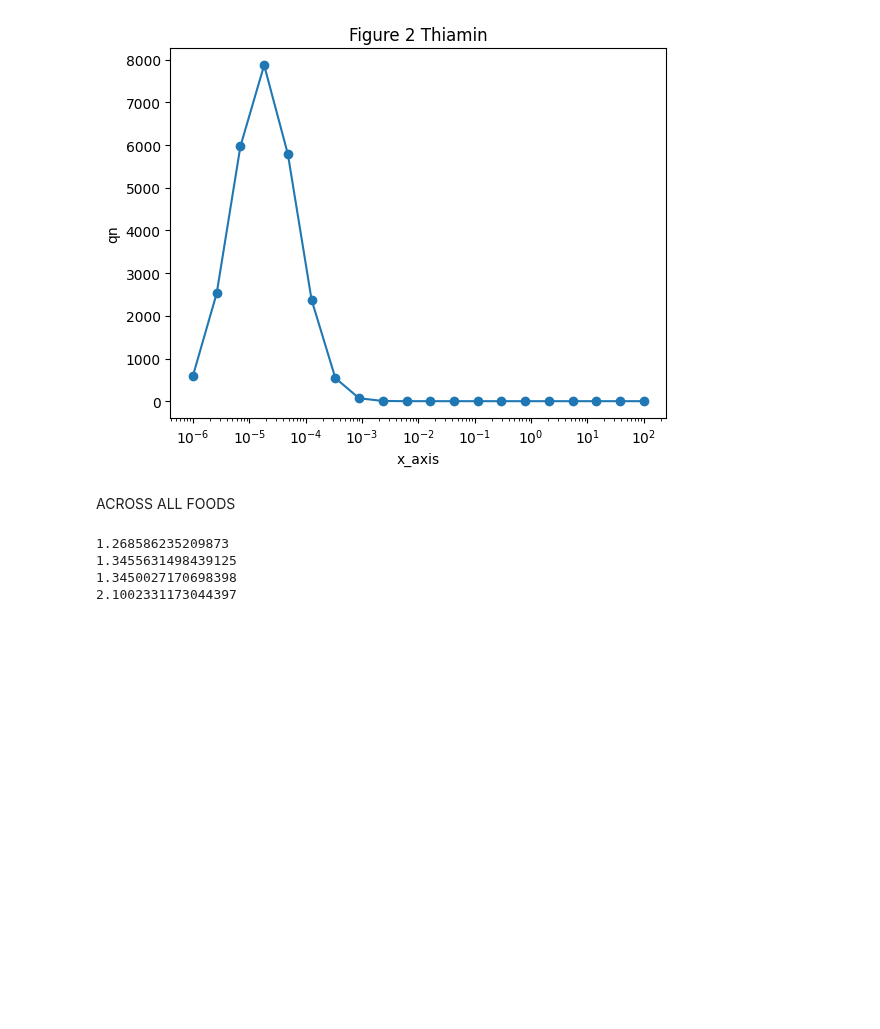
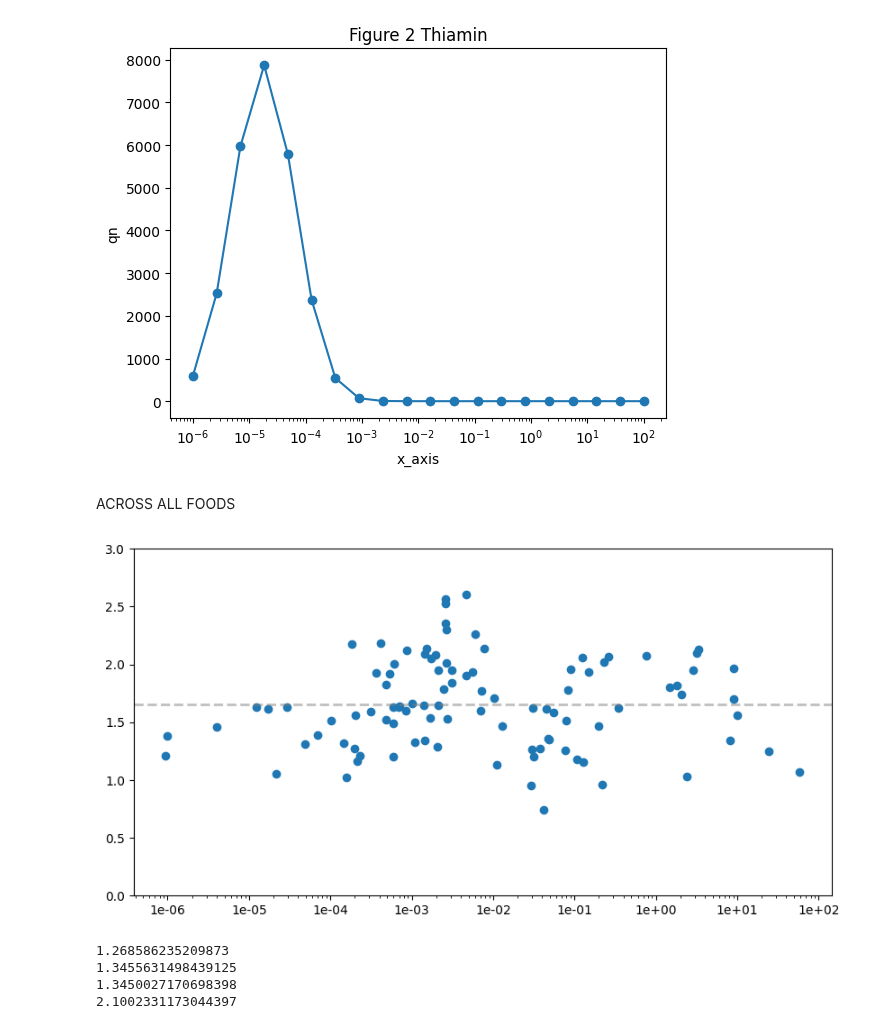
Before and after one commit to oberoir080/NutrientEDA, a Jupyter notebook: FNDDS Analysis/CSV_Generator_py/Figures.ipynb, the cells around one changed output. Saved outputs shown, nothing was run; the diff lists cells and outputs as text; code cells hidden in the pictures; blank space fills up the shorter version.

```diff
--- a/FNDDS Analysis/CSV_Generator_py/Figures.ipynb
+++ b/FNDDS Analysis/CSV_Generator_py/Figures.ipynb
@@ -395,12 +222,0 @@ figure1_b_list
-# %%
-counts = []
-for i in data_list:
-    if i[1] == int(thiamin):
-        count = 0
-        for j in figure1_b_list:
-            if i[1] == int(thiamin) and j[1] == int(thiamin):
-                if i[4] >= j[2]:
-                    count += 1
-        counts.append(count)
-
-# counts
@@ -503,8 +295,6 @@ print(len(data_fourfood))
 # %% [output]
 235606
 # %%
-
-
 def graph_plot(nutrients, x_axis_data, qn_data, fig_name):
     plt.figure()  # Create a new figure for each plot
 
@@ -548,10 +338,10 @@ qn_data = {}
 for nutrient_code, nutrient_name in nutrients.items():
     qn = []
     for i in x_axis_data[nutrient_name]:
-        pxn, pn  = eq1(int(nutrient_code),i)
+        pxn, pn  = eq1(data_list, int(nutrient_code),i)
         pxn = pxn/POP
         pn = pn/POP
-        qn_val = qn_one(data_list,pxn,pn)
+        qn_val = qn_one(pxn,pn)
         qn_val = (qn_val)
         # if(qn_val<0):
         #     qn_val *= -1
@@ -618,6 +408,32 @@ graph_plot_one(nutrient,x_axis,qn_all,fig_name)
 [figure]
 # %% [markdown]
 ACROSS ALL FOODS
+# %%
+nutrient_code={}
+for i in data_list:
+    nutrient_code[i[1]] = i[5]
+
+y = []
+x=[]
+for code,nutrient in nutrient_code.items():
+    y.append(standard_deviation(data_list,code))
+    x.append(linear_average_concentration(data_list,code))
+# %%
+figure2_b = pd.DataFrame(list(zip(x, y)), columns =['Linear Average Concentration', 'Standard Deviation'])
+# %%
+avg_sd = np.mean(y)
+
+plt.figure(figsize=(10, 5))
+plt.scatter(figure2_b['Linear Average Concentration'], figure2_b['Standard Deviation'], marker='o')
+x_ticks = [10**i for i in range(-6, 3)]
+y_ticks = np.arange(start=0, stop=3.5, step=0.5)
+plt.xscale('log')
+plt.xticks(x_ticks, [f"{val:.0e}" for val in x_ticks])
+plt.axhline(y=avg_sd, color='grey', linestyle='--', linewidth=2,alpha=0.5)
+plt.yticks(y_ticks)
+plt.show()
+# %% [output]
+[figure, added]
 # %%
 
 print(standard_deviation(data_list,thiamin))   #1.26543225 is the standard deviation acc to 4889 foods
```
Also changed, not shown: parts of 25 cells of this notebook, 1 other file.
